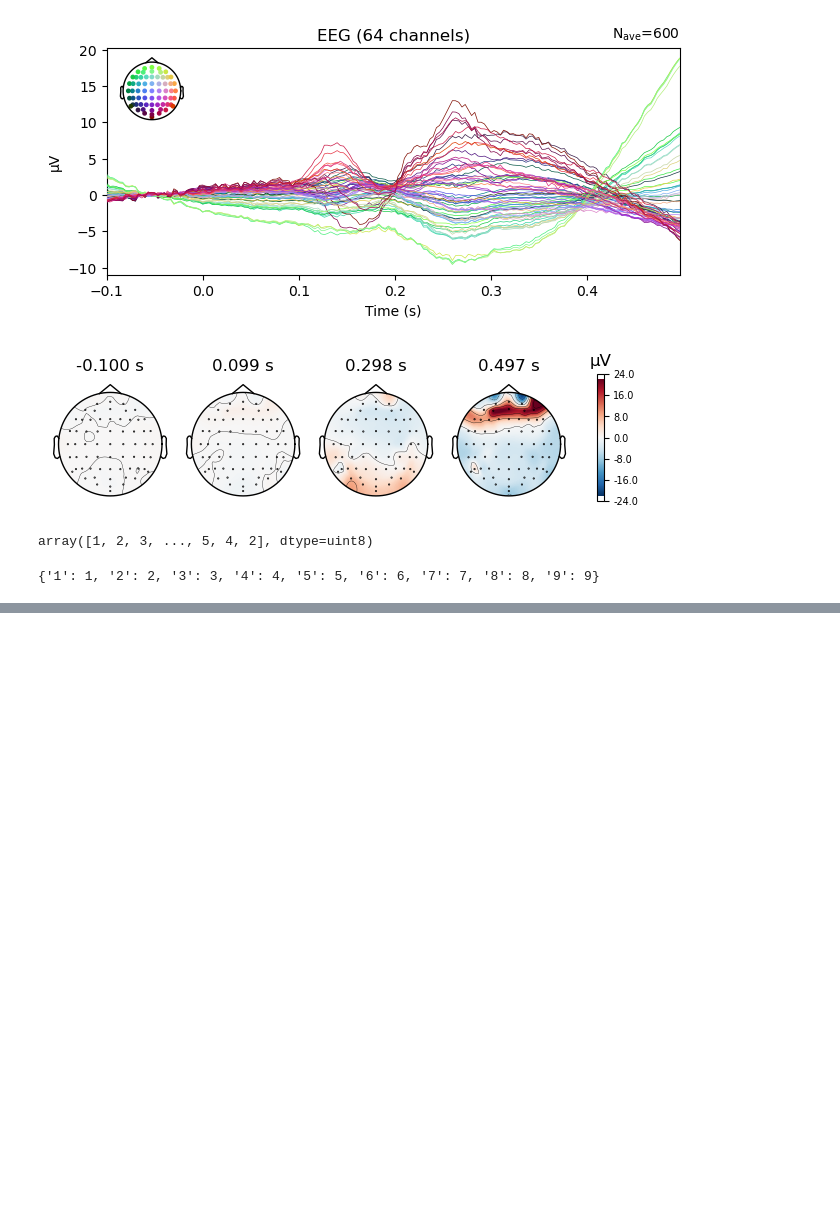
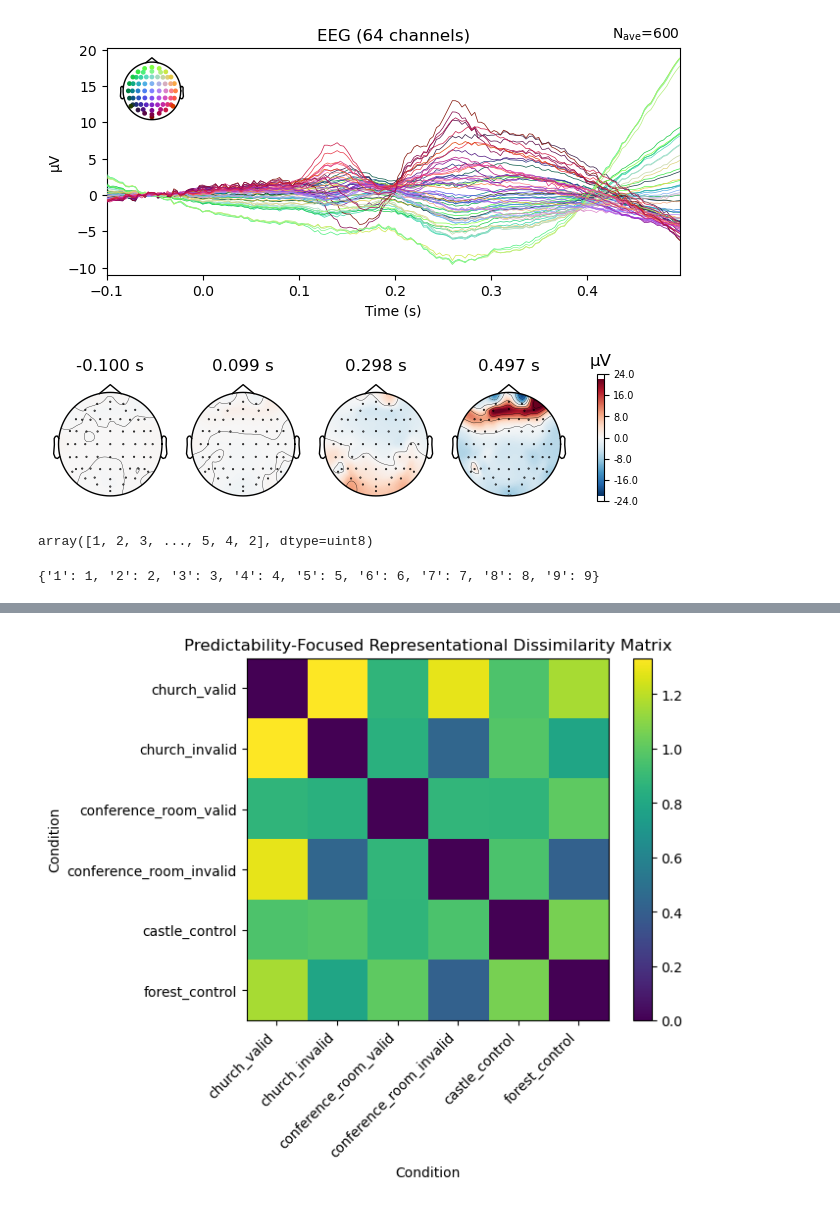
Before and after one commit to dkittelmann/BiMoL, a Jupyter notebook: code/notebooks/ann_based_rsa.ipynb, the cells around one changed output, grey strips where cells are left out. Drawn from its saved outputs; the diff is of its cells as text; code cells hidden in the pictures; blank space fills up the shorter version.

```diff
--- a/code/notebooks/ann_based_rsa.ipynb
+++ b/code/notebooks/ann_based_rsa.ipynb
@@ -229,0 +387,92 @@ plt.colorbar()
+# %%
+import numpy as np
+from scipy.spatial.distance import cosine
+import matplotlib.pyplot as plt
+
+# Define the event dictionary for each leading-trailing pair
+event_dict = {
+    'leading_Barn_trailing_church': 1,
+    'leading_Barn_trailing_conference_room': 2,
+    'leading_beach_trailing_church': 3,
+    'leading_beach_trailing_conference_room': 4,
+    'leading_library_trailing_conference_room': 5,
+    'leading_library_trailing_church': 6,
+    'leading_restaurant_trailing_conference_room': 7,
+    'leading_restaurant_trailing_church': 8,
+    'leading_cave_trailing_castle': 9,
+    'leading_cave_trailing_forest': 10
+}
+
+# Define valid, invalid, and control pairs
+valid_pairs = {
+    'trailing_church': ['leading_Barn_trailing_church', 'leading_beach_trailing_church'],
+    'trailing_conference_room': ['leading_library_trailing_conference_room', 'leading_restaurant_trailing_conference_room']
+}
+
+invalid_pairs = {
+    'trailing_church': ['leading_library_trailing_church', 'leading_restaurant_trailing_church'],
+    'trailing_conference_room': ['leading_Barn_trailing_conference_room', 'leading_beach_trailing_conference_room']
+}
+
+control_pairs = {
+    'trailing_castle': ['leading_cave_trailing_castle'],
+    'trailing_forest': ['leading_cave_trailing_forest']
+}
+
+# Find event IDs for valid, invalid, and control contexts for each trailing image
+valid_church_ids = [event_dict[pair] for pair in valid_pairs['trailing_church']]
+invalid_church_ids = [event_dict[pair] for pair in invalid_pairs['trailing_church']]
+
+valid_conference_room_ids = [event_dict[pair] for pair in valid_pairs['trailing_conference_room']]
+invalid_conference_room_ids = [event_dict[pair] for pair in invalid_pairs['trailing_conference_room']]
+
+control_castle_ids = [event_dict[pair] for pair in control_pairs['trailing_castle']]
+control_forest_ids = [event_dict[pair] for pair in control_pairs['trailing_forest']]
+
+# Extract epochs for each condition
+church_valid_epochs = epochs[valid_church_ids].average().get_data().reshape(-1)
+church_invalid_epochs = epochs[invalid_church_ids].average().get_data().reshape(-1)
+
+conference_room_valid_epochs = epochs[valid_conference_room_ids].average().get_data().reshape(-1)
+conference_room_invalid_epochs = epochs[invalid_conference_room_ids].average().get_data().reshape(-1)
+
+castle_control_epochs = epochs[control_castle_ids].average().get_data().reshape(-1)
+forest_control_epochs = epochs[control_forest_ids].average().get_data().reshape(-1)
+
+# Define all conditions for the RDM
+conditions = [
+    'church_valid', 'church_invalid',
+    'conference_room_valid', 'conference_room_invalid',
+    'castle_control', 'forest_control'
+]
+
+# Prepare data for each condition
+data_dict = {
+    'church_valid': church_valid_epochs,
+    'church_invalid': church_invalid_epochs,
+    'conference_room_valid': conference_room_valid_epochs,
+    'conference_room_invalid': conference_room_invalid_epochs,
+    'castle_control': castle_control_epochs,
+    'forest_control': forest_control_epochs
+}
+
+# Initialize the RDM
+n_conditions = len(conditions)
+rdm = np.zeros((n_conditions, n_conditions))
+
+# Populate the RDM with cosine dissimilarity between each condition
+for i, cond_i in enumerate(conditions):
+    for j, cond_j in enumerate(conditions):
+        rdm[i, j] = cosine(data_dict[cond_i], data_dict[cond_j])
+
+# Plot the RDM
+plt.imshow(rdm, cmap='viridis')
+plt.colorbar()
+plt.title('Predictability-Focused Representational Dissimilarity Matrix')
+plt.xlabel('Condition')
+plt.ylabel('Condition')
+plt.xticks(ticks=np.arange(n_conditions), labels=conditions, rotation=45, ha='right')
+plt.yticks(ticks=np.arange(n_conditions), labels=conditions)
+plt.show()
+# %% [output]
+[figure, added]
```
Also changed, not shown: parts of 7 cells of this notebook, 1 other file.
